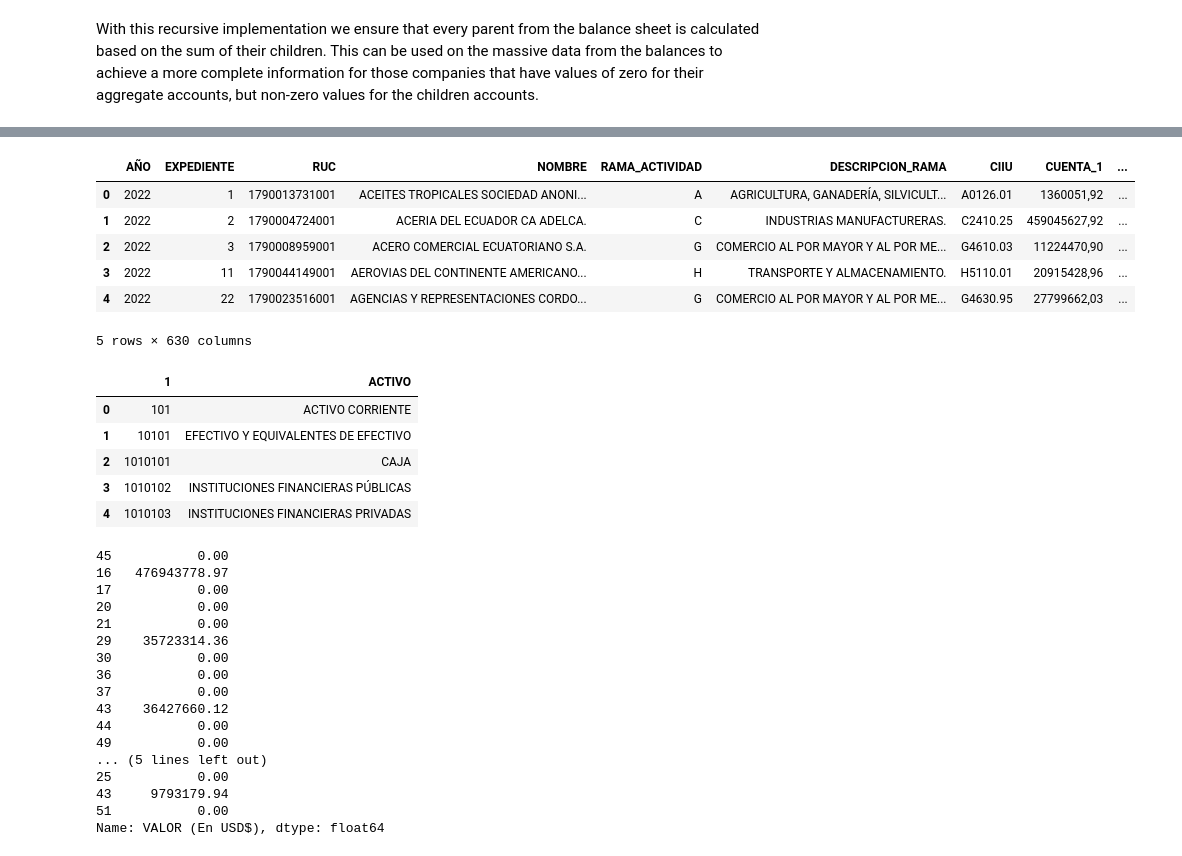
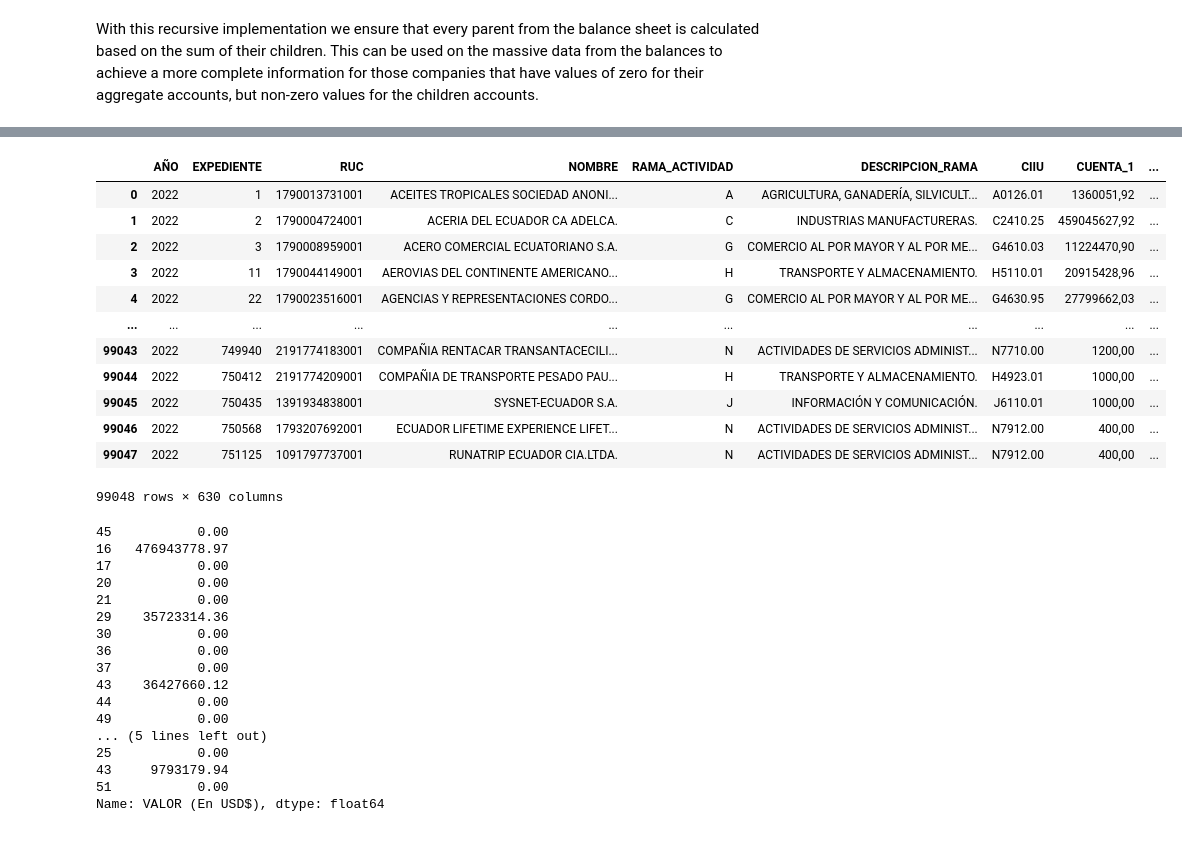
Before and after one commit to EdwinDuranH/FinancialViz, a Jupyter notebook: Generalizer.ipynb, the cells around one changed output, grey strips where cells are left out. Saved outputs shown, nothing was run; the diff lists cells and outputs as text; code cells hidden in the pictures.

```diff
--- a/Generalizer.ipynb
+++ b/Generalizer.ipynb
@@ -202,24 +214,29 @@ With this recursive implementation we ensure that every parent from the balance
 with ZipFile("Financials/estadosFinancieros_2022.zip","r") as zip_ref:
     zip_ref.extractall("Financials")
 #Read Financial Statements ¿
-df = pd.read_csv("Financials/balances_2022_1.txt",sep = "\t",encoding = "latin-1")
-dic = pd.read_csv("Financials/catalogo_2022_1.txt",sep = "\t",encoding = "latin-1")
-display(df.head(5))
-display(dic.head(5))
+# df = pd.read_csv("Financials/balances_2022_1.txt",sep = "\t",encoding = "latin-1")
+# dic = pd.read_csv("Financials/catalogo_2022_1.txt",sep = "\t",encoding = "latin-1")
+# display(df.head(5))
+# display(dic.head(5))
+#Remove files once read by pandas
+# for i in [i for i in os.listdir("Financials") if "balances" in i or "catalogo" in i]:
+#     os.remove(f"Financials/{i}")
-# %% [output]
-|  | AÑO | EXPEDIENTE | RUC | NOMBRE | RAMA_ACTIVIDAD | DESCRIPCION_RAMA | CIIU | CUENTA_1 | ... |
-| 0 | 2022 | 1 | 1790013731001 | ACEITES TROPICALES SOCIEDAD ANONI... | A | AGRICULTURA, GANADERÍA, SILVICULT... | A0126.01 | 1360051,92 | ... |
-| 1 | 2022 | 2 | 1790004724001 | ACERIA DEL ECUADOR CA ADELCA. | C | INDUSTRIAS MANUFACTURERAS. | C2410.25 | 459045627,92 | ... |
-| 2 | 2022 | 3 | 1790008959001 | ACERO COMERCIAL ECUATORIANO S.A. | G | COMERCIO AL POR MAYOR Y AL POR ME... | G4610.03 | 11224470,90 | ... |
-| 3 | 2022 | 11 | 1790044149001 | AEROVIAS DEL CONTINENTE AMERICANO... | H | TRANSPORTE Y ALMACENAMIENTO. | H5110.01 | 20915428,96 | ... |
-| 4 | 2022 | 22 | 1790023516001 | AGENCIAS Y REPRESENTACIONES CORDO... | G | COMERCIO AL POR MAYOR Y AL POR ME... | G4630.95 | 27799662,03 | ... |
-5 rows × 630 columns
-|  | 1 | ACTIVO |
-| 0 | 101 | ACTIVO CORRIENTE |
-| 1 | 10101 | EFECTIVO Y EQUIVALENTES DE EFECTIVO |
-| 2 | 1010101 | CAJA |
-| 3 | 1010102 | INSTITUCIONES FINANCIERAS PÚBLICAS |
-| 4 | 1010103 | INSTITUCIONES FINANCIERAS PRIVADAS |
+# %%
+df
+# %% [output]
+|  | AÑO | EXPEDIENTE | RUC | NOMBRE | RAMA_ACTIVIDAD | DESCRIPCION_RAMA | CIIU | CUENTA_1 | ... |
+| 0 | 2022 | 1 | 1790013731001 | ACEITES TROPICALES SOCIEDAD ANONI... | A | AGRICULTURA, GANADERÍA, SILVICULT... | A0126.01 | 1360051,92 | ... |
+| 1 | 2022 | 2 | 1790004724001 | ACERIA DEL ECUADOR CA ADELCA. | C | INDUSTRIAS MANUFACTURERAS. | C2410.25 | 459045627,92 | ... |
+| 2 | 2022 | 3 | 1790008959001 | ACERO COMERCIAL ECUATORIANO S.A. | G | COMERCIO AL POR MAYOR Y AL POR ME... | G4610.03 | 11224470,90 | ... |
+| 3 | 2022 | 11 | 1790044149001 | AEROVIAS DEL CONTINENTE AMERICANO... | H | TRANSPORTE Y ALMACENAMIENTO. | H5110.01 | 20915428,96 | ... |
+| 4 | 2022 | 22 | 1790023516001 | AGENCIAS Y REPRESENTACIONES CORDO... | G | COMERCIO AL POR MAYOR Y AL POR ME... | G4630.95 | 27799662,03 | ... |
+| ... | ... | ... | ... | ... | ... | ... | ... | ... | ... |
+| 99043 | 2022 | 749940 | 2191774183001 | COMPAÑIA RENTACAR TRANSANTACECILI... | N | ACTIVIDADES DE SERVICIOS ADMINIST... | N7710.00 | 1200,00 | ... |
+| 99044 | 2022 | 750412 | 2191774209001 | COMPAÑIA DE TRANSPORTE PESADO PAU... | H | TRANSPORTE Y ALMACENAMIENTO. | H4923.01 | 1000,00 | ... |
+| 99045 | 2022 | 750435 | 1391934838001 | SYSNET-ECUADOR S.A. | J | INFORMACIÓN Y COMUNICACIÓN. | J6110.01 | 1000,00 | ... |
+| 99046 | 2022 | 750568 | 1793207692001 | ECUADOR LIFETIME EXPERIENCE LIFET... | N | ACTIVIDADES DE SERVICIOS ADMINIST... | N7912.00 | 400,00 | ... |
+| 99047 | 2022 | 751125 | 1091797737001 | RUNATRIP ECUADOR CIA.LTDA. | N | ACTIVIDADES DE SERVICIOS ADMINIST... | N7912.00 | 400,00 | ... |
+99048 rows × 630 columns
 # %%
 abs(p["VALOR (En USD$)"])
 # %% [output]
```
Also changed, not shown: parts of 3 cells of this notebook.
